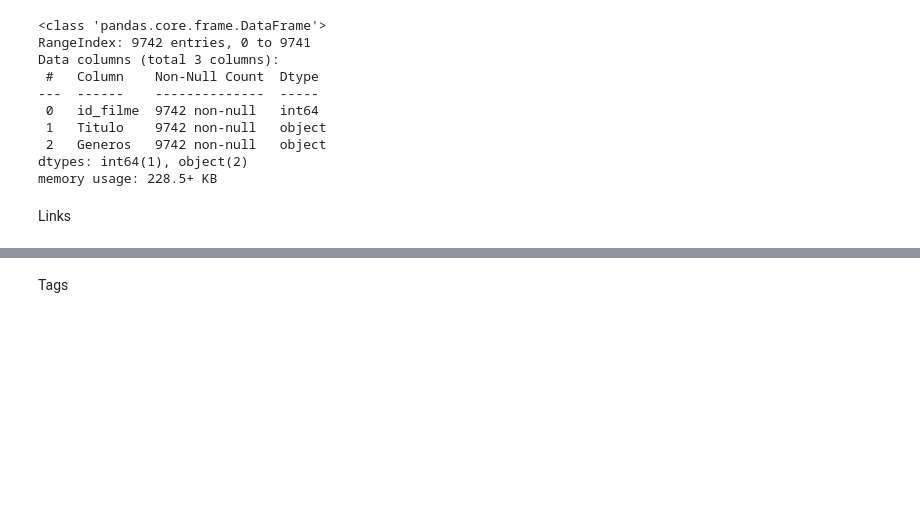
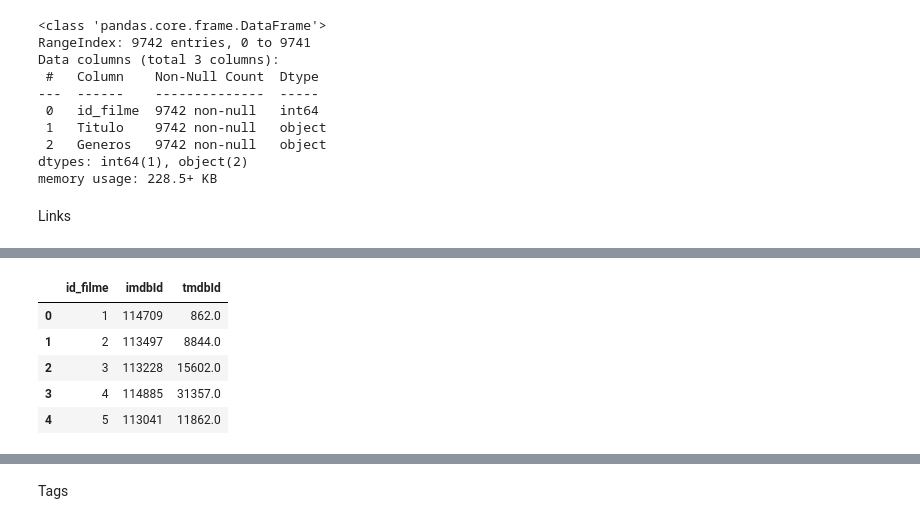
Before and after one commit to RobsonGFerrarezi/TrabalhoAmbientesInteligentes_N2_GRUPO2, a Jupyter notebook: TrabalhoN2_AmbientesInteligentes_Grupo2.ipynb, the cells around one changed output, grey strips where cells are left out. Cells and saved outputs as stored; diff of their text form; code cells hidden in the pictures; blank space fills up the shorter version.

```diff
--- a/TrabalhoN2_AmbientesInteligentes_Grupo2.ipynb
+++ b/TrabalhoN2_AmbientesInteligentes_Grupo2.ipynb
@@ -111,0 +123,12 @@ Links
+# %%
+# Renomeando colunas
+links.rename(columns={'movieId': 'id_filme'}, inplace=True)
+# %%
+links.head()
+# %% [output]
+|  | id_filme | imdbId | tmdbId |
+| 0 | 1 | 114709 | 862.0 |
+| 1 | 2 | 113497 | 8844.0 |
+| 2 | 3 | 113228 | 15602.0 |
+| 3 | 4 | 114885 | 31357.0 |
+| 4 | 5 | 113041 | 11862.0 |
```
Also changed, not shown: parts of 19 cells of this notebook.
